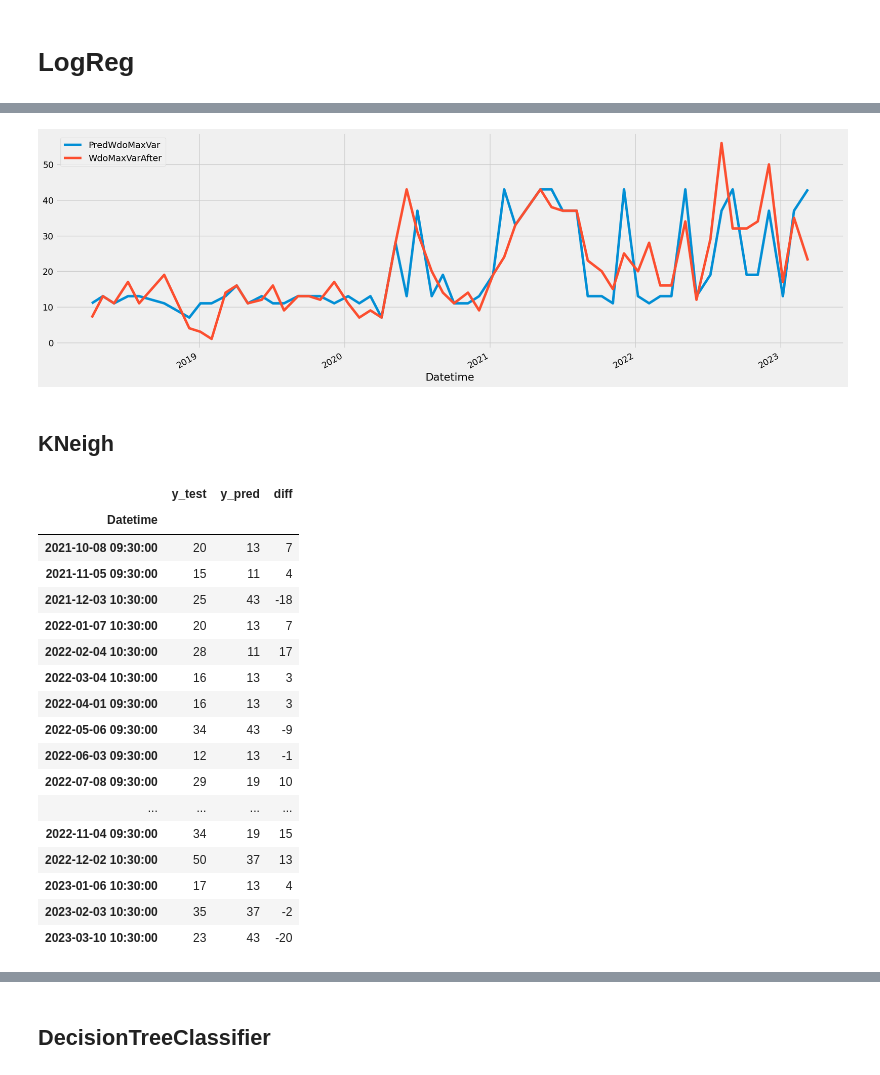
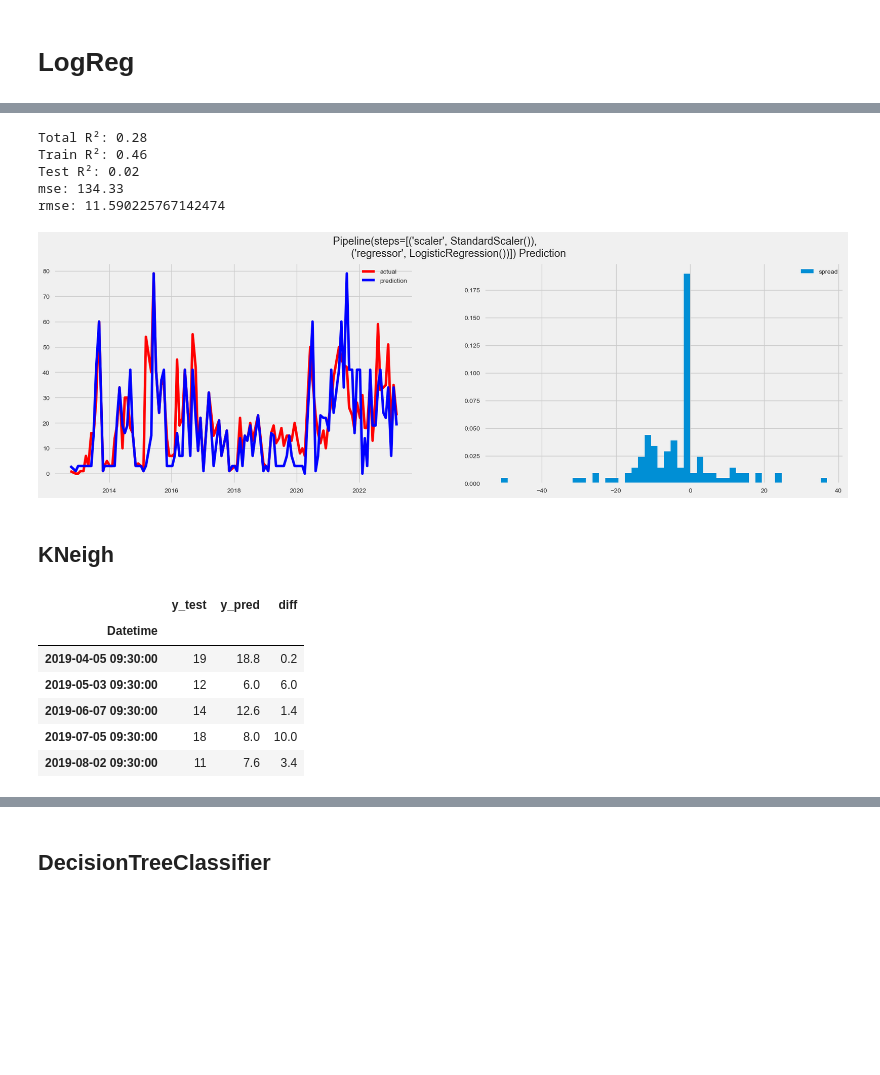
Before and after one commit to angelohomen/economic-events, a Jupyter notebook: PayrollModel.ipynb, the cells around one changed output, grey strips where cells are left out. Cells and saved outputs as stored; diff of their text form; code cells hidden in the pictures; blank space fills up the shorter version.

```diff
--- a/PayrollModel.ipynb
+++ b/PayrollModel.ipynb
@@ -32,0 +82,15 @@ def get_rsi(close, lookback):
+# %%
+dfMarketData = pd.read_csv('WDOFUTCandles.csv',',')
+dfMarketData.columns = ['Datetime','Trades','Open','High','Low','Close','Volume','Quantity']
+# dfMarketData['Datetime'] = dfMarketData['Date'].str.replace('.','-') + ' ' + dfMarketData['Time']
+dfMarketData = dfMarketData[['Datetime','Open','High','Low','Close']]
+dfMarketData['Returns'] = dfMarketData['Close'].pct_change()
+dfMarketData['Datetime'] = pd.to_datetime(dfMarketData['Datetime'])
+dfMarketData = dfMarketData.set_index('Datetime')
+dfMarketData = dfMarketData.sort_index()
+dfMarketData['RSI_2']=get_rsi(dfMarketData['Close'], 2)
+dfMarketData['Date']=pd.to_datetime(dfMarketData.index.date)
+dfMarketData=dfMarketData.reset_index().merge(dfSurvey,how='left',on='Date').set_index('Datetime')
+dfMarketData.drop(columns=['Date'],inplace=True)
+dfMarketData.dropna(inplace=True)
+dfMarketData.tail()
@@ -64,10 +131,10 @@ dfEventsData['Datetime'] = pd.to_datetime(dfEventsData['ReleaseTime'])
 dfEventsData = dfEventsData.set_index('Datetime')
 dfEventsData = dfEventsData.sort_index()
 dfEventsData = dfEventsData[dfEventsData['EventID']==Event][['ActualValue','PercentChng','DummyChng']]
-dfEventsData = pd.merge(dfEventsData, dfMarketData[['Close','RSI_2']], how='inner', on='Datetime')
-dfEventsData.columns = ['ActualValue','PercentChng','DummyChng','WdoPrice','WdoRsi2']
-dfEventsData['WdoRsiBool'] = False
-dfEventsData['WdoRsiBool'] = dfEventsData['WdoRsi2']>=70
-dfEventsData['WdoRsiBool'] = dfEventsData['WdoRsi2']<=30
+dfEventsData = pd.merge(dfEventsData, dfMarketData[['Close','RSI_2','Survey']], how='inner', on='Datetime')
+dfEventsData.columns = ['ActualValue','PercentChng','DummyChng','WdoPrice','WdoRsi2','Survey']
+dfEventsData['WdoRsiBool'] = dfEventsData.apply(lambda x: 1 if x['WdoRsi2']>=70 or x['WdoRsi2']<=30 else 0, axis=1)
+dfEventsData['AbsSurveyDiff']=dfEventsData['ActualValue']-dfEventsData['Survey']
+dfEventsData['PctSurveyDiff']=dfEventsData['ActualValue']/dfEventsData['Survey']-1
 dfEventsData.tail()
 # %% [output]
@@ -204,5 +262,5 @@ X.describe().T
 # %%
-X_train, X_test, y_train, y_test = train_test_split(X, Y, test_size=0.3, random_state=0, shuffle=False)
+X_train, X_test, y_train, y_test = train_test_split(X, Y, test_size=0.4, random_state=0, shuffle=False)
 # %% [markdown]
 ## Granger Causality
 # %%
@@ -332,7 +405,7 @@ rfecv_result
 # %%
 # RFECV
 # label = WdoMaxVar
-RFECVFeatures = ['PercentChng', 'WdoRsiBool', 'WdoMaxVar5MinBefore']
+RFECVFeatures = rfecv_result
 RFECVX = X_train[RFECVFeatures]
 RFECVFitted=default_pipe.fit(RFECVX, y_train)
 R2RFECV=RFECVFitted.score(X_train[RFECVFeatures], y_train)
@@ -451,41 +532,35 @@ logRegY_df
-# %%
-logRegModel_Y = pd.DataFrame(logRegPipe.predict(ModelX),columns=['PredWdoMaxVar'])
-logRegModel_Y.index=ModelY.index
-logRegModeldf = logRegModel_Y.merge(ModelY,how='inner',on='Datetime')
-logRegModeldf.plot();
-# %% [output]
-[figure, removed]
+# %%
+print(f'Total R²: {logRegPipe.score(ModelX, ModelY):.2f}\nTrain R²: {logRegPipe.score(ModelX_train, Modely_train):.2f}\nTest R²: {logRegPipe.score(ModelX_test, Modely_test):.2f}\nmse: {mse:.2f}\nrmse: {rmse}')
+# %% [output]
+Total R²: 0.28
+Train R²: 0.46
+Test R²: 0.02
+mse: 134.33
+rmse: 11.590225767142474
+# %%
+model_report(ModelX, ModelY, logRegPipe)
+# %% [output]
+[figure, added]
 # %% [markdown]
 ## KNeigh
 # %%
-kNeighPipe = Pipeline([('scaler', StandardScaler()), ('regressor', KNeighborsClassifier())])
+kNeighPipe = Pipeline([('scaler', StandardScaler()), ('regressor', KNeighborsRegressor())])
 kNeighPipe.fit(ModelX_train,Modely_train)
-y_pred = kNeighPipe.predict(ModelX_test)
-mse = mean_squared_error(Modely_test, Modely_pred)
+Modely_pred = kNeighPipe.predict(ModelX)
+mse = mean_squared_error(ModelY, Modely_pred)
 rmse = np.sqrt(mse)
 df_y_test=pd.DataFrame(Modely_test)
-df_y_pred=pd.DataFrame(Modely_pred)
+df_y_pred=pd.DataFrame(kNeighPipe.predict(ModelX_test))
 df_y_pred.index=df_y_test.index
 kNeighY_df=df_y_test.merge(df_y_pred,how='inner',on='Datetime')
 kNeighY_df.columns=['y_test','y_pred']
 kNeighY_df['diff']=kNeighY_df['y_test']-kNeighY_df['y_pred']
-kNeighY_df
+kNeighY_df.head()
 # %% [output]
 |  | y_test | y_pred | diff |
 | Datetime |  |  |  |
-| 2021-10-08 09:30:00 | 20 | 13 | 7 |
-| 2021-11-05 09:30:00 | 15 | 11 | 4 |
-| 2021-12-03 10:30:00 | 25 | 43 | -18 |
-| 2022-01-07 10:30:00 | 20 | 13 | 7 |
-| 2022-02-04 10:30:00 | 28 | 11 | 17 |
-| 2022-03-04 10:30:00 | 16 | 13 | 3 |
-| 2022-04-01 09:30:00 | 16 | 13 | 3 |
-| 2022-05-06 09:30:00 | 34 | 43 | -9 |
-| 2022-06-03 09:30:00 | 12 | 13 | -1 |
-| 2022-07-08 09:30:00 | 29 | 19 | 10 |
-| ... | ... | ... | ... |
-| 2022-11-04 09:30:00 | 34 | 19 | 15 |
-| 2022-12-02 10:30:00 | 50 | 37 | 13 |
-| 2023-01-06 10:30:00 | 17 | 13 | 4 |
-| 2023-02-03 10:30:00 | 35 | 37 | -2 |
-| 2023-03-10 10:30:00 | 23 | 43 | -20 |
+| 2019-04-05 09:30:00 | 19 | 18.8 | 0.2 |
+| 2019-05-03 09:30:00 | 12 | 6.0 | 6.0 |
+| 2019-06-07 09:30:00 | 14 | 12.6 | 1.4 |
+| 2019-07-05 09:30:00 | 18 | 8.0 | 10.0 |
+| 2019-08-02 09:30:00 | 11 | 7.6 | 3.4 |
```
Also changed, not shown: parts of 46 cells of this notebook, 2 other files.
